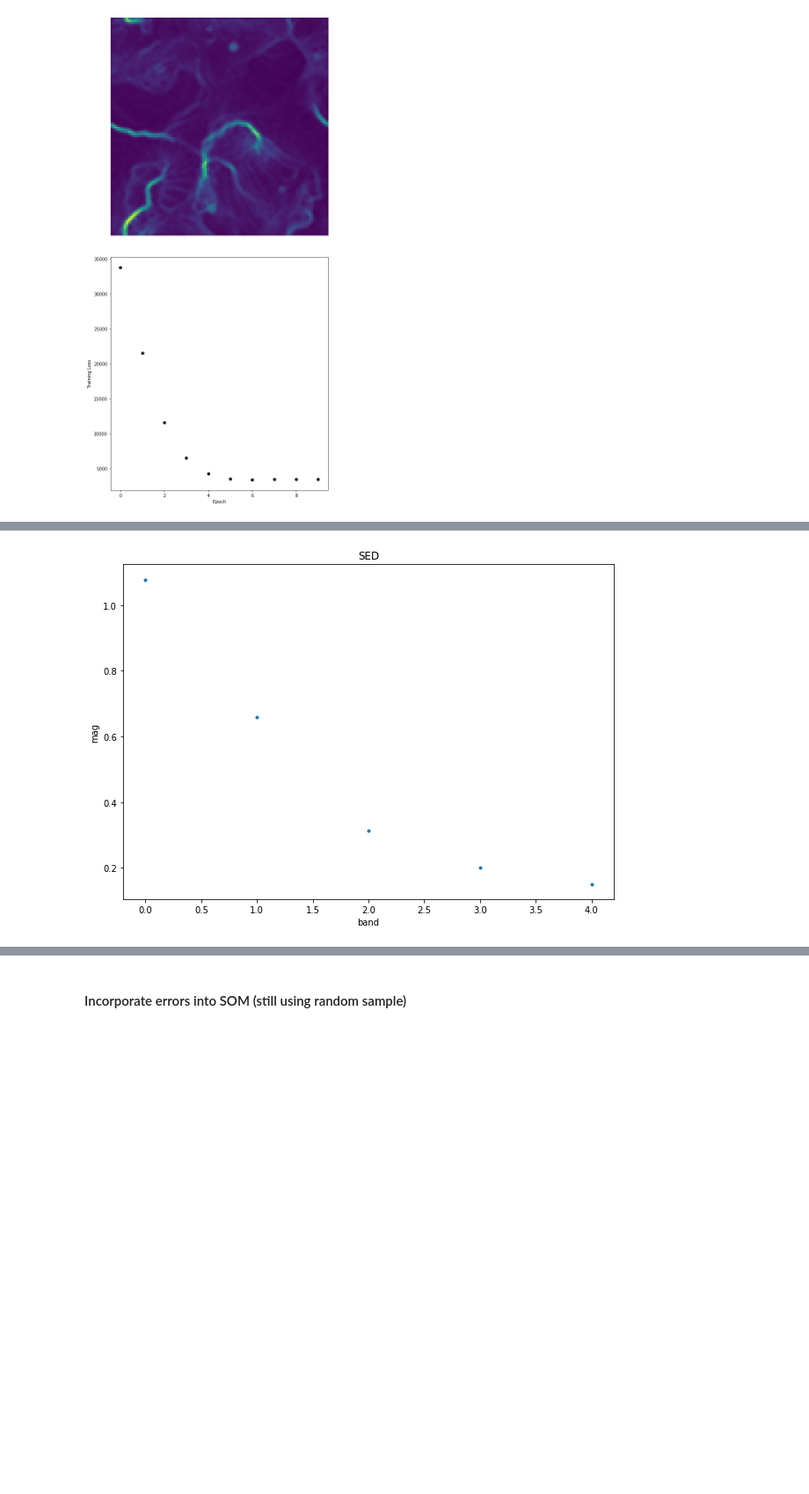
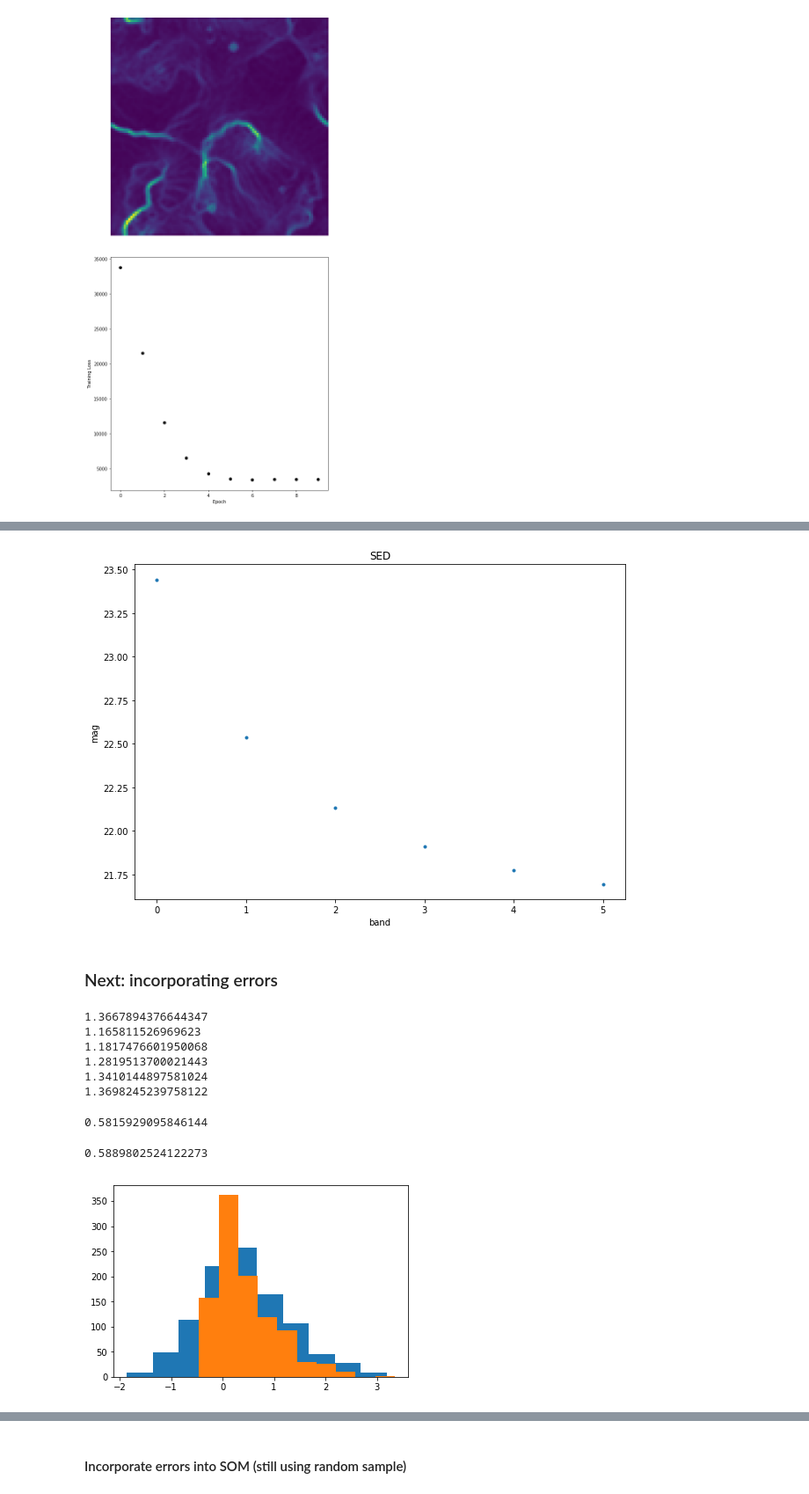
Before and after one commit to LSSTDESC/pz_bayes, a Jupyter notebook: notebooks/feature_likelihood.ipynb, the cells around one changed output, grey strips where cells are left out. Shown at 88% size. Drawn from its saved outputs; the diff is of its cells as text; code cells hidden in the pictures; blank space fills up the shorter version.

Commit message:
Initial work on incorporating errors into SOM

```diff
--- a/notebooks/feature_likelihood.ipynb
+++ b/notebooks/feature_likelihood.ipynb
@@ -643,4 +664,49 @@ plot_dist_in_cell(som_indices, dc2_z['redshift'], cols, idx=(39,50))
 # %%
-plot_sed_in_cell(dc2_phot, som_indices, cols, idx=(39,50))
+plot_sed_in_cell(dc2_mags, som_indices, cols, idx=(0, 23))
 # %% [output]
-[figure, old version]
+[figure, new version]
+# %% [markdown]
+### Next: incorporating errors
+# %%
+rng = np.random.RandomState(seed=14)
+random_idx = rng.randint(low=0, high=len(colors), size=n_deep)
+dc2_deep = colors[random_idx]
+# %%
+filters = ['u', 'g', 'r', 'i', 'z', 'y']
+for band in filters:
+    print(np.std(mags[band]))
+# %% [output]
+1.3667894376644347
+1.165811526969623
+1.1817476601950068
+1.2819513700021443
+1.3410144897581024
+1.3698245239758122
+# %%
+def select_colors(color_data, color):
+
+    #sig1 = np.std(mags[band1])
+    #sig2 = np.std(mags[band2])
+    #err = np.sqrt(sig1 ** 2 + sig2 ** 2)
+
+    err = np.std(color_data[color])
+    mu = color_data[color]
+
+    return(rng.normal(loc=mu, scale=np.full(len(color_data), err)))
+# %%
+s = select_colors(colors[random_idx], 'u-g')
+#s, err = select_color(colors[random_idx], 'u-g')
+# %%
+err
+# %% [output]
+0.5815929095846144
+# %%
+np.std(colors['u-g'])
+# %% [output]
+0.5889802524122273
+# %%
+plt.hist(s)
+plt.hist(colors[random_idx]['u-g'])
+plt.show()
+# %% [output]
+[figure, added]
```
Also changed, not shown: parts of 28 cells of this notebook.
